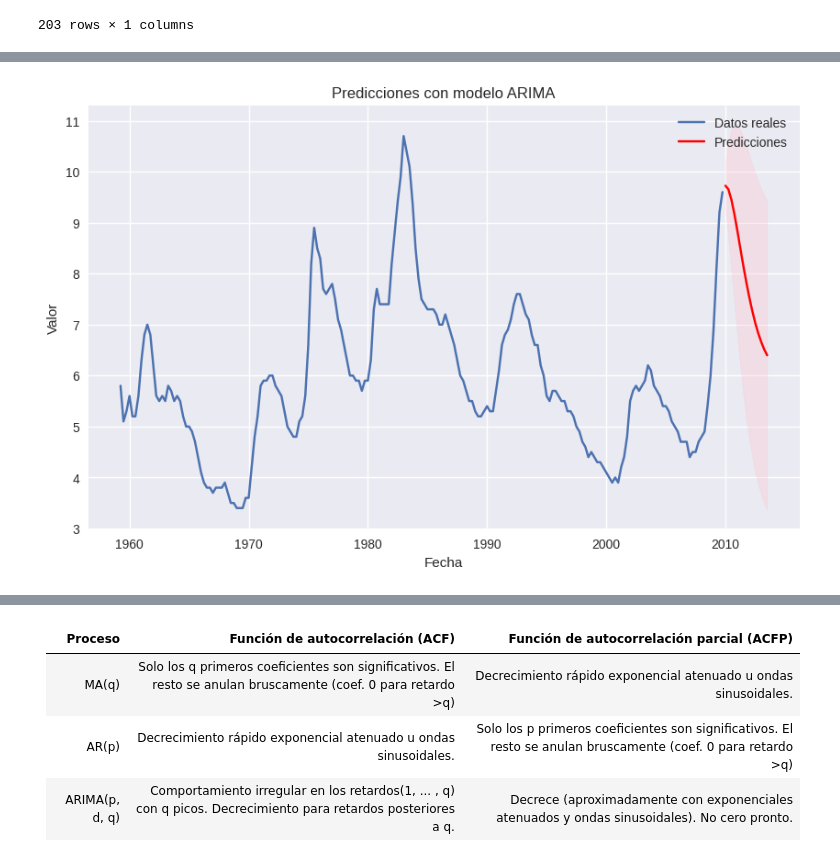
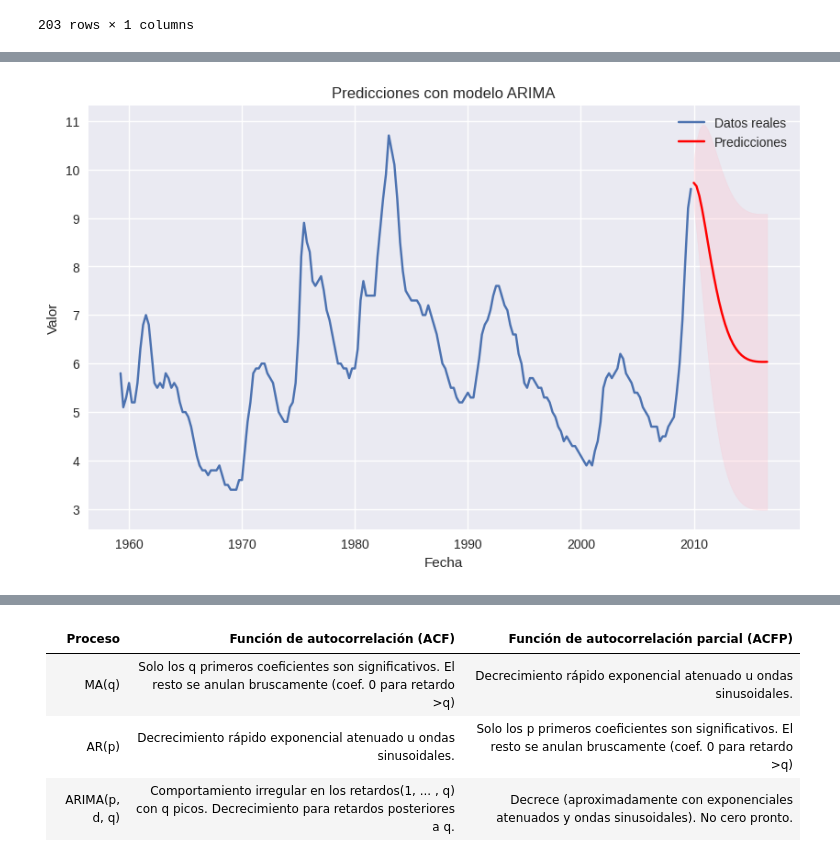
Before and after one commit to jazaineam1/Diplomado_ucentral_ME, a Jupyter notebook: Cuadernos/diplomado_series_tiempo.ipynb, the cells around one changed output, grey strips where cells are left out. Drawn from its saved outputs; the diff is of its cells as text; code cells hidden in the pictures.

```diff
--- a/Cuadernos/diplomado_series_tiempo.ipynb
+++ b/Cuadernos/diplomado_series_tiempo.ipynb
@@ -996,3 +1037,8 @@ unemployment
 | 2009-06-30 | 9.2 |
 | 2009-09-30 | 9.6 |
 203 rows × 1 columns
+# %%
+
+forecast_steps = 27  # Número de pasos de predicción hacia el futuro
+forecast = model.get_forecast(steps=forecast_steps)
+forecast.predicted_mean
@@ -999,21 +1063,17 @@ unemployment
 # %%
-
-forecast_steps = 15  # Número de pasos de predicción hacia el futuro
-forecast = model.get_forecast(steps=forecast_steps)
-
 
 
 plt.figure(figsize=(10, 6))
 plt.plot(unemployment, label='Datos reales')
 plt.plot(forecast.predicted_mean, color='red', label='Predicciones')
 plt.fill_between(forecast.conf_int().index, forecast.conf_int().iloc[:, 0], forecast.conf_int().iloc[:, 1], color='pink', alpha=0.3)
 plt.xlabel('Fecha')
 plt.ylabel('Valor')
 plt.title('Predicciones con modelo ARIMA')
 plt.legend()
 plt.show()
 # %% [output]
-[figure, old version]
+[figure, new version]
 # %%
 !pip install pmdarima
 # %% [output]
```
Also changed, not shown: parts of 12 cells of this notebook.
